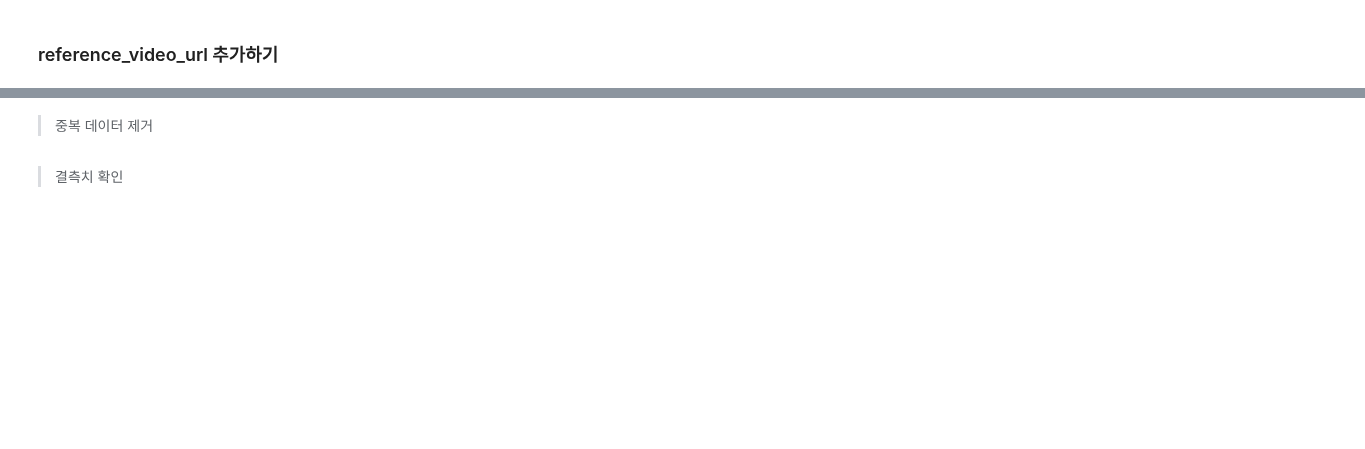
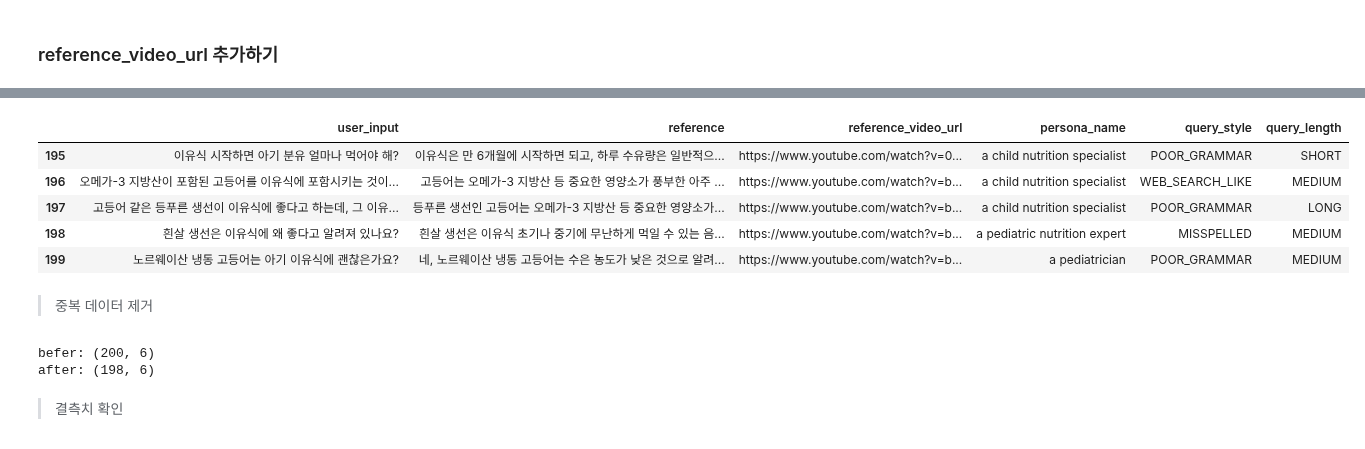
Before and after one commit to skai-27/course_LLM, a Jupyter notebook: 2. LLM Fine Tuning/2. gguf/2. 학습 데이터셋 생성/1-2. 영양 학습 데이터셋 생성.ipynb, the cells around one changed output, grey strips where cells are left out. Drawn from its saved outputs; the diff is of its cells as text; code cells hidden in the pictures; blank space fills up the shorter version.

```diff
--- a/2. LLM Fine Tuning/2. gguf/2. 학습 데이터셋 생성/1-2. 영양 학습 데이터셋 생성.ipynb
+++ b/2. LLM Fine Tuning/2. gguf/2. 학습 데이터셋 생성/1-2. 영양 학습 데이터셋 생성.ipynb
@@ -179,13 +237,25 @@ eval_df[['user_input', 'reference', 'reference_video_url']].head()
 # %%
-eval_df[['user_input', 'reference', 'reference_video_url']].tail()
+eval_df[['user_input', 'reference', 'reference_video_url',
+    'persona_name', 'query_style', 'query_length']].tail()
+# %% [output]
+|  | user_input | reference | reference_video_url | persona_name | query_style | query_length |
+| 195 | 이유식 시작하면 아기 분유 얼마나 먹어야 해? | 이유식은 만 6개월에 시작하면 되고, 하루 수유량은 일반적으... | https://www.youtube.com/watch?v=0... | a child nutrition specialist | POOR_GRAMMAR | SHORT |
+| 196 | 오메가-3 지방산이 포함된 고등어를 이유식에 포함시키는 것이... | 고등어는 오메가-3 지방산 등 중요한 영양소가 풍부한 아주 ... | https://www.youtube.com/watch?v=b... | a child nutrition specialist | WEB_SEARCH_LIKE | MEDIUM |
+| 197 | 고등어 같은 등푸른 생선이 이유식에 좋다고 하는데, 그 이유... | 등푸른 생선인 고등어는 오메가-3 지방산 등 중요한 영양소가... | https://www.youtube.com/watch?v=b... | a child nutrition specialist | POOR_GRAMMAR | LONG |
+| 198 | 흰살 생선은 이유식에 왜 좋다고 알려져 있나요? | 흰살 생선은 이유식 초기나 중기에 무난하게 먹일 수 있는 음... | https://www.youtube.com/watch?v=b... | a pediatric nutrition expert | MISSPELLED | MEDIUM |
+| 199 | 노르웨이산 냉동 고등어는 아기 이유식에 괜찮은가요? | 네, 노르웨이산 냉동 고등어는 수은 농도가 낮은 것으로 알려... | https://www.youtube.com/watch?v=b... | a pediatrician | POOR_GRAMMAR | MEDIUM |
 # %% [markdown]
 > 중복 데이터 제거
 # %%
-eval_df = eval_df[['user_input', 'reference', 'reference_video_url']]
+eval_df = eval_df[['user_input', 'reference', 'reference_video_url',
+    'persona_name', 'query_style', 'query_length']]
 print(f"befer: {eval_df.shape}")
 
 eval_df.drop_duplicates(inplace=True, subset=['user_input', 'reference'])
 print(f"after: {eval_df.shape}")
+# %% [output]
+befer: (200, 6)
+after: (198, 6)
 # %% [markdown]
 > 결측치 확인
 # %%
```
Also changed, not shown: parts of 21 cells of this notebook, 2 other files.
